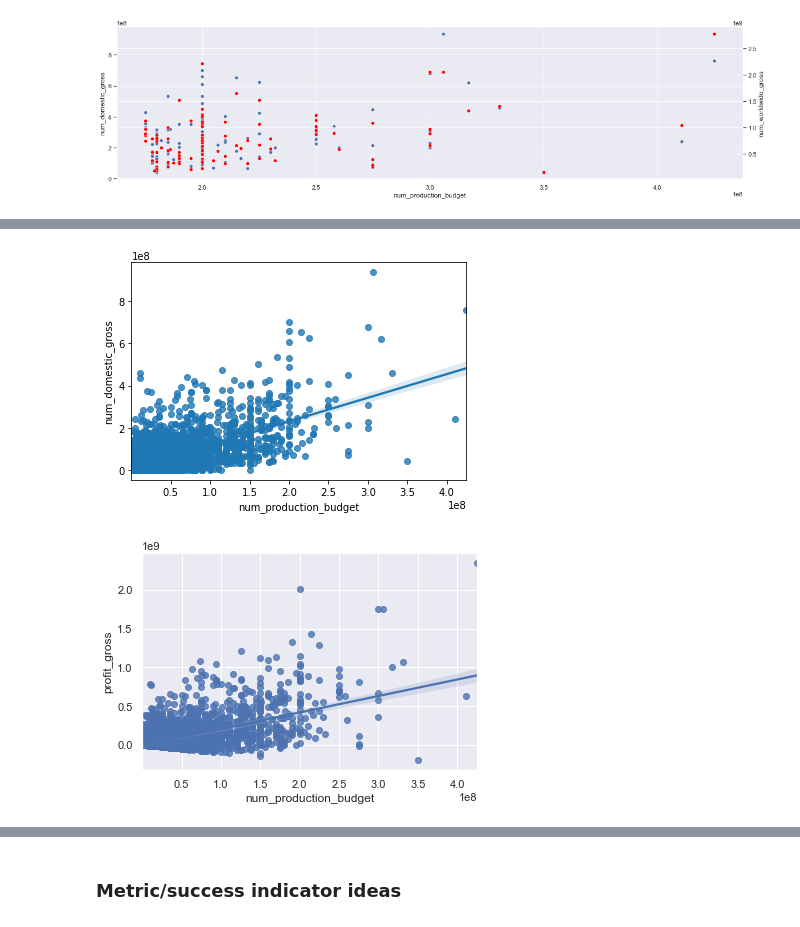
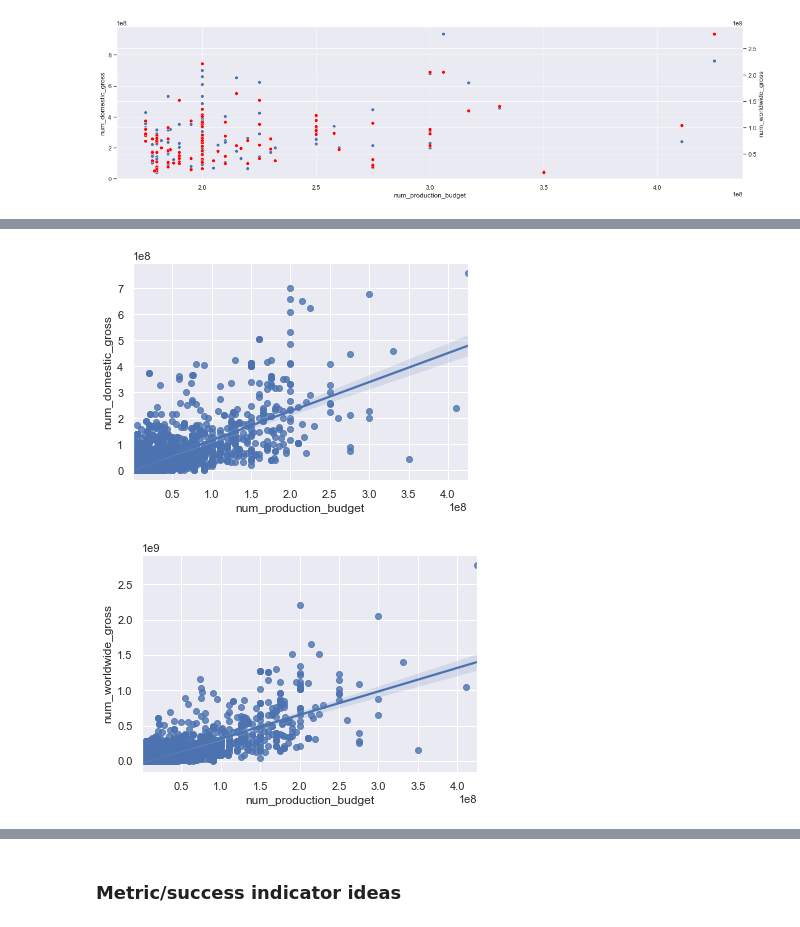
Before and after one commit to doriggs/Semester1Capstone, a Jupyter notebook: student.ipynb, the cells around one changed output, grey strips where cells are left out. Drawn from its saved outputs; the diff is of its cells as text; code cells hidden in the pictures.

```diff
--- a/student.ipynb
+++ b/student.ipynb
@@ -278,6 +226,7 @@ None
 # %% [markdown]
 ### Group based by Genre, Create visuals for that
 # %%
-imdb_tn_split_df = imdb_tn_df.reset_index()
-imdb_tn_split_df = pd.DataFrame({'genres':imdb_tn_split_df.genres.str.split(','), 'title':imdb_tn_split_df.title}, ).explode('genres')
-imdb_tn_split_df.head(2)
+# Splitting the genre column into separate rows for each listed genre
+imdb_tn_df = imdb_tn_tmdb_df.reset_index()
+imdb_tn_split_df = imdb_tn_df
+imdb_tn_split_df = pd.DataFrame({'genres':imdb_tn_split_df.genres.str.split(','), 'movie':imdb_tn_split_df.primary_title}, ).explode('genres')
@@ -288,12 +232,0 @@ imdb_tn_split_df.head(2)
-# %%
-imdb_tn_split_df = imdb_tn_split_df.set_index('title');
-imdb_tn_df = imdb_tn_df.set_index('title')
-imdb_tn_split_df = imdb_tn_split_df\
-.join(imdb_tn_df, how='inner', lsuffix='_separated', rsuffix='_original')
-# refined_movie_genre_df['rating_raw_points_per_genre'] = \
-# (refined_movie_genre_df['rating_raw_points'] / refined_movie_genre_df['genre_count']).round()
-# refined_movie_genre_df['num_votes_per_genre'] = \
-# (refined_movie_genre_df['genre_num_votes'] / refined_movie_genre_df['genre_count']).round()
-# refined_movie_genre_df['movies_in_genre'] = 1
-
-imdb_tn_split_df.head()
@@ -307,0 +242,8 @@ imdb_tn_split_df.head()
+# %%
+# Join back with the original dataframe to get the rest of the columns, since we only have genre and movie name.
+imdb_tn_split_df = imdb_tn_split_df.set_index('movie');
+imdb_tn_df = imdb_tn_df.set_index('primary_title')
+imdb_tn_split_df = imdb_tn_split_df\
+.join(imdb_tn_df, how='inner', lsuffix='_separated', rsuffix='_original')
+imdb_tn_split_df.reset_index()
+imdb_tn_df.reset_index();
@@ -400,2 +327,5 @@ See the caveats in the documentation: https://pandas.pydata.org/pandas-docs/stab
+# %%
+sns.set_theme()
+sns.set_style('darkgrid')
 # %%
 fig, ax = plt.subplots(figsize=(20,5))
@@ -691,13 +636,13 @@ clean_budgets_df.head()
 # %%
 sns.regplot(x="num_production_budget",
             y="num_domestic_gross",
-            data=clean_budgets_df);
+            data=imdb_tn_df);
 # %% [output]
-[figure, old version]
+[figure, new version]
 # %%
 sns.regplot(x="num_production_budget",
-            y="profit_gross",
-            data=clean_budgets_df);
+            y="num_worldwide_gross",
+            data=imdb_tn_df);
 # %% [output]
-[figure, old version]
+[figure, new version]
 # %%
```
Also changed, not shown: parts of 69 cells of this notebook.
